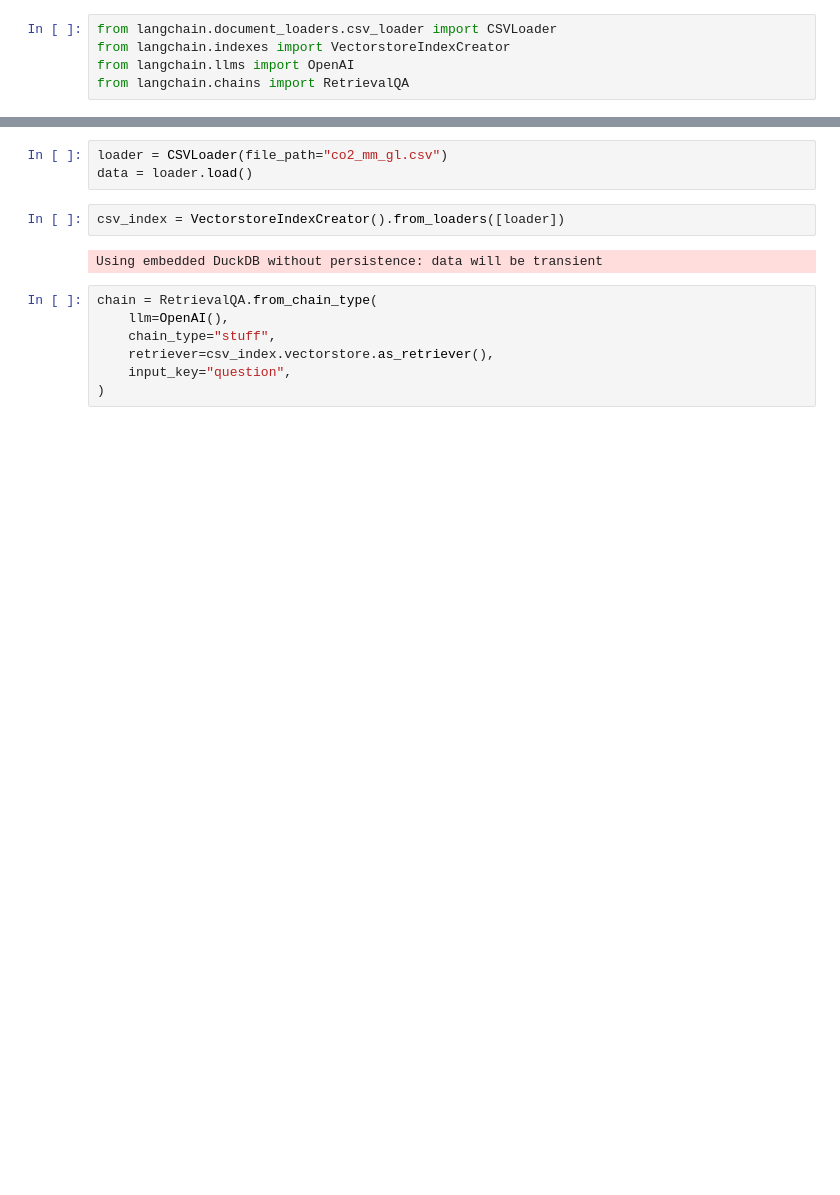
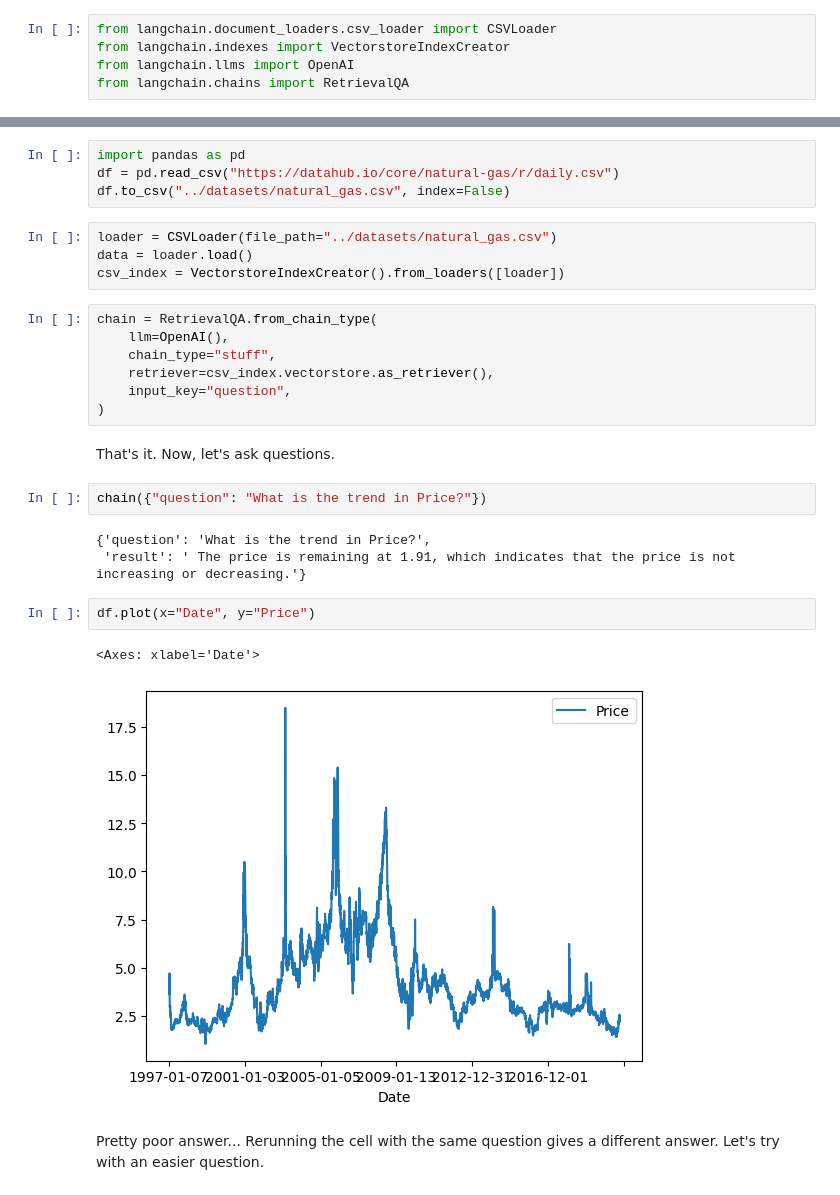
Before and after one commit to davidgasquez/datalab, a Jupyter notebook: notebooks/2023-04-02-Langchain.ipynb, the cells around one changed output, grey strips where cells are left out. Drawn from its saved outputs; the diff is of its cells as text; blank space fills up the shorter version.

```diff
--- a/notebooks/2023-04-02-Langchain.ipynb
+++ b/notebooks/2023-04-02-Langchain.ipynb
@@ -8,10 +20,11 @@ from langchain.chains import RetrievalQA
+# %%
+import pandas as pd
+df = pd.read_csv("https://datahub.io/core/natural-gas/r/daily.csv")
+df.to_csv("../datasets/natural_gas.csv", index=False)
 # %%
-loader = CSVLoader(file_path="co2_mm_gl.csv")
+loader = CSVLoader(file_path="../datasets/natural_gas.csv")
 data = loader.load()
+csv_index = VectorstoreIndexCreator().from_loaders([loader])
-# %%
-csv_index = VectorstoreIndexCreator().from_loaders([loader])
-# %% [output]
-Using embedded DuckDB without persistence: data will be transient
 # %%
 chain = RetrievalQA.from_chain_type(
     llm=OpenAI(),
@@ -19,4 +32,18 @@ chain = RetrievalQA.from_chain_type(
     retriever=csv_index.vectorstore.as_retriever(),
     input_key="question",
 )
+# %% [markdown]
+That's it. Now, let's ask questions.
+# %%
+chain({"question": "What is the trend in Price?"})
+# %% [output]
+{'question': 'What is the trend in Price?',
+ 'result': ' The price is remaining at 1.91, which indicates that the price is not increasing or decreasing.'}
+# %%
+df.plot(x="Date", y="Price")
+# %% [output]
+<Axes: xlabel='Date'>
+[figure, added]
+# %% [markdown]
+Pretty poor answer... Rerunning the cell with the same question gives a different answer. Let's try with an easier question.
 # %%
```
Also changed, not shown: parts of 16 cells of this notebook, 1 other file.
